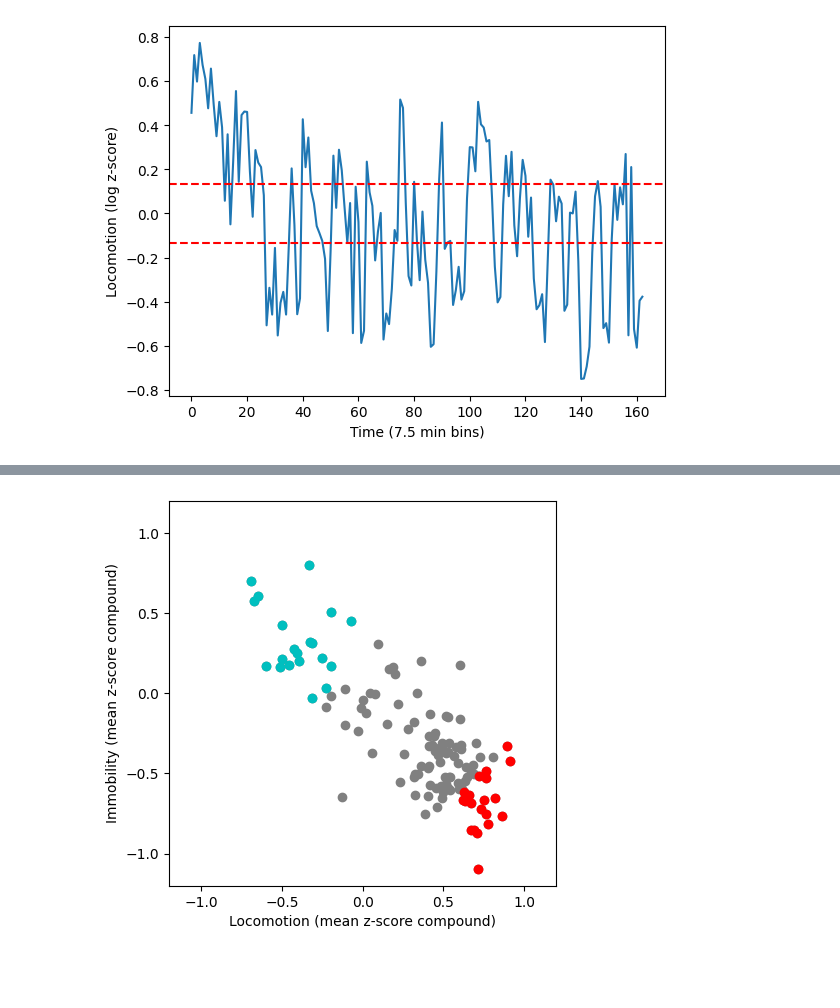
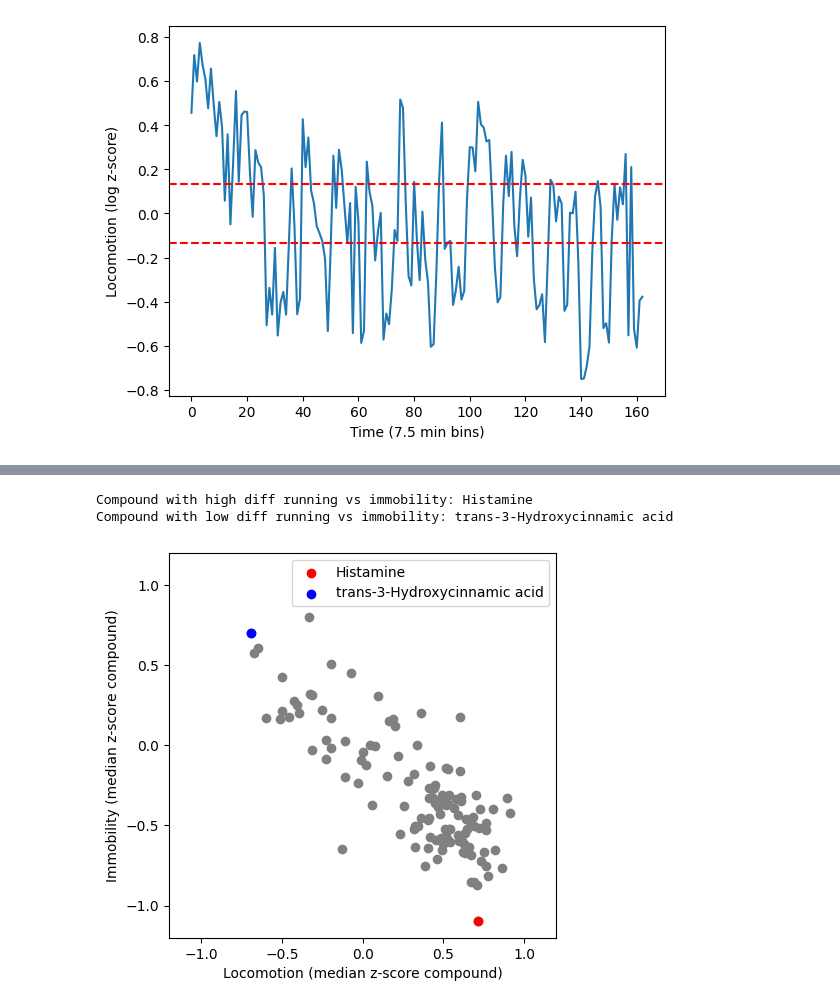
Before and after one commit to michnard/Microdialysis_Paper, a Jupyter notebook: scripts/analyses/Fig2.ipynb, the cells around one changed output, grey strips where cells are left out. Saved outputs shown, nothing was run; the diff lists cells and outputs as text; code cells hidden in the pictures; blank space fills up the shorter version.

Commit message:
Remove missing compounds

```diff
--- a/scripts/analyses/Fig2.ipynb
+++ b/scripts/analyses/Fig2.ipynb
@@ -327,14 +289,30 @@ np.array(common_comps)[top20_run][::-1], np.array(common_comps)[top20_imm][::-1]
 # %%
-
-# plot high vs low means
+# make analysis nan-aware
+concat_mask = np.concatenate(nan_masks, axis=1)[:X.shape[1]].T
+Xz = X.copy()
+Xz[concat_mask] = np.nan
+# zscore each row of Xz
+X_z = (Xz - np.nanmean(Xz, axis=0)) / np.nanstd(Xz, axis=0)
+X_run = X_z[mask_run]
+X_imm = X_z[mask_imm]
+X_run_median = np.nanmedian(X_run, axis=0)
+X_imm_median = np.nanmedian(X_imm, axis=0)
+arsorted = np.argsort(X_run_median - X_imm_median)
+print("Compound with high diff running vs immobility:", common_comps[arsorted[-1]])
+print("Compound with low diff running vs immobility:", common_comps[arsorted[0]])
+# highlight compounds that we referenced in the text
+# scatter plot high vs low means
 plt.figure(figsize=(5, 5))
-plt.scatter(X_run_mean, X_imm_mean,c='gray')
-plt.scatter(X_run_mean[top20_run], X_imm_mean[top20_run],c='r')
-plt.scatter(X_run_mean[top20_imm], X_imm_mean[top20_imm],c='c')
-plt.xlabel('Locomotion (mean z-score compound)')
-plt.ylabel('Immobility (mean z-score compound)')
+plt.scatter(X_run_median, X_imm_median,c='gray')
+plt.scatter(X_run_median[arsorted[-1]], X_imm_median[arsorted[-1]],c='r',label=common_comps[arsorted[-1]])
+plt.scatter(X_run_median[arsorted[0]], X_imm_median[arsorted[0]],c='blue',label=common_comps[arsorted[0]])
+plt.legend()
+plt.xlabel('Locomotion (median z-score compound)')
+plt.ylabel('Immobility (median z-score compound)')
 plt.xlim(-1.2,1.2)
 plt.ylim(-1.2,1.2)
 plt.savefig(figure_dir+'high_low_loco_metabolites.svg', dpi=300)
 # %% [output]
+Compound with high diff running vs immobility: Histamine
+Compound with low diff running vs immobility: trans-3-Hydroxycinnamic acid
-[figure, old version]
+[figure, new version]
```
Also changed, not shown: parts of 3 cells of this notebook, 1 other file.
